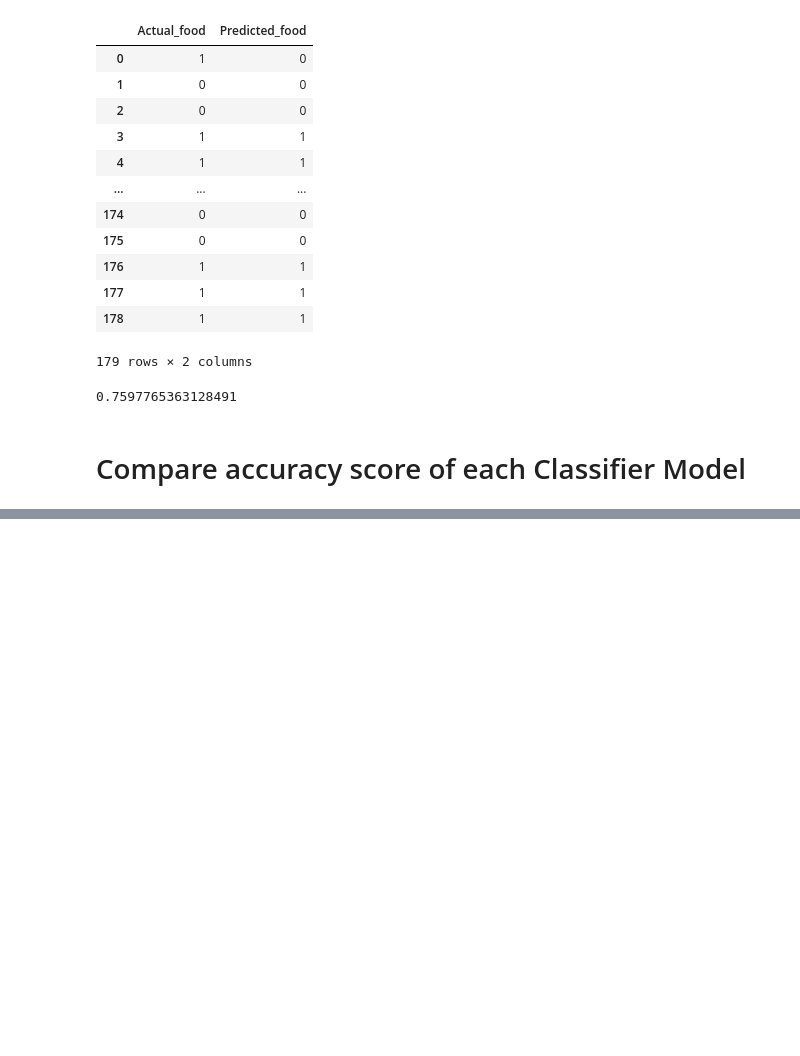
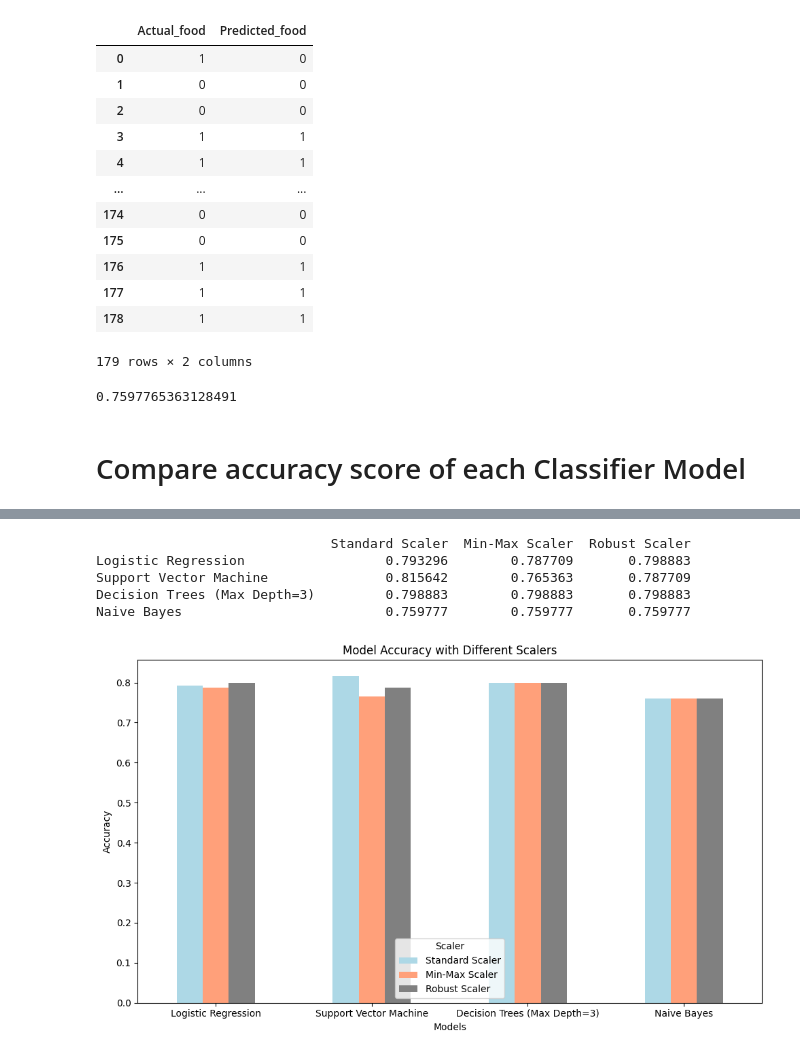
Before and after one commit to bytesbyt/ds_titanic, a Jupyter notebook: titanic.ipynb, the cells around one changed output, grey strips where cells are left out. Cells and saved outputs as stored; diff of their text form; code cells hidden in the pictures; blank space fills up the shorter version.

Commit message:
Add accuracy score comparison chart

```diff
--- a/titanic.ipynb
+++ b/titanic.ipynb
@@ -813,22 +814,3 @@ metrics.accuracy_score(y_test, y_pred_gnb)
 0.7597765363128491
 # %% [markdown]
 # Compare accuracy score of each Classifier Model
-# %%
-# Initialize models
-models = {
-    "Logistic Regression": LogisticRegression(),
-    "Support Vector Machine": svm.SVC(),
-    "Decision Trees (Max Depth)": DecisionTreeClassifier(max_depth=3),
-    "Naive Bayes": GaussianNB()
-}
-
-# Train and evaluate each model
-accuracy_scores = {}
-for name, model in models.items():
-    model.fit(X_train, y_train)
-    predictions = model.predict(X_test)
-    accuracy_scores[name] = accuracy_score(y_test, predictions)
-
-# Display the accuracy scores
-for model, score in accuracy_scores.items():
-    print(f"{model}: {score:.4f}")
@@ -851,0 +817,58 @@ plt.show()
+# %%
+# Define scalers
+scalers = {
+    "Standard Scaler": StandardScaler(),
+    "Min-Max Scaler": MinMaxScaler(),
+    "Robust Scaler": RobustScaler()
+}
+
+# Initialize models
+models = {
+    "Logistic Regression": LogisticRegression(),
+    "Support Vector Machine": svm.SVC(),
+    "Decision Trees (Max Depth=3)": DecisionTreeClassifier(max_depth=3),
+    "Naive Bayes": GaussianNB()
+}
+
+# Dictionary to store all results
+all_results = {}
+
+# Iterate through each scaler and evaluate models
+for scaler_name, scaler in scalers.items():
+    accuracy_scores = {}
+    for model_name, model in models.items():
+        if isinstance(model, DecisionTreeClassifier):
+            model.fit(X_train, y_train)
+            predictions = model.predict(X_test)
+        else:
+            pipeline = Pipeline([
+                ('scaler', scaler),
+                ('model', model)
+            ])
+            pipeline.fit(X_train, y_train)
+            predictions = pipeline.predict(X_test)
+
+        accuracy_scores[model_name] = accuracy_score(y_test, predictions)
+
+    all_results[scaler_name] = accuracy_scores
+
+# Convert to DataFrame for plotting
+results_df = pd.DataFrame(all_results)
+print(results_df)
+
+# Plotting
+results_df.plot(kind='bar', figsize=(10, 6), color=['#ADD8E6', '#FFA07A', 'grey'])
+plt.title('Model Accuracy with Different Scalers')
+plt.ylabel('Accuracy')
+plt.xlabel('Models')
+plt.xticks(rotation=0)
+plt.legend(title="Scaler")
+plt.tight_layout()
+plt.show()
+# %% [output]
+                              Standard Scaler  Min-Max Scaler  Robust Scaler
+Logistic Regression                  0.793296        0.787709       0.798883
+Support Vector Machine               0.815642        0.765363       0.787709
+Decision Trees (Max Depth=3)         0.798883        0.798883       0.798883
+Naive Bayes                          0.759777        0.759777       0.759777
+[figure, added]
```
Also changed, not shown: parts of 4 cells of this notebook.
